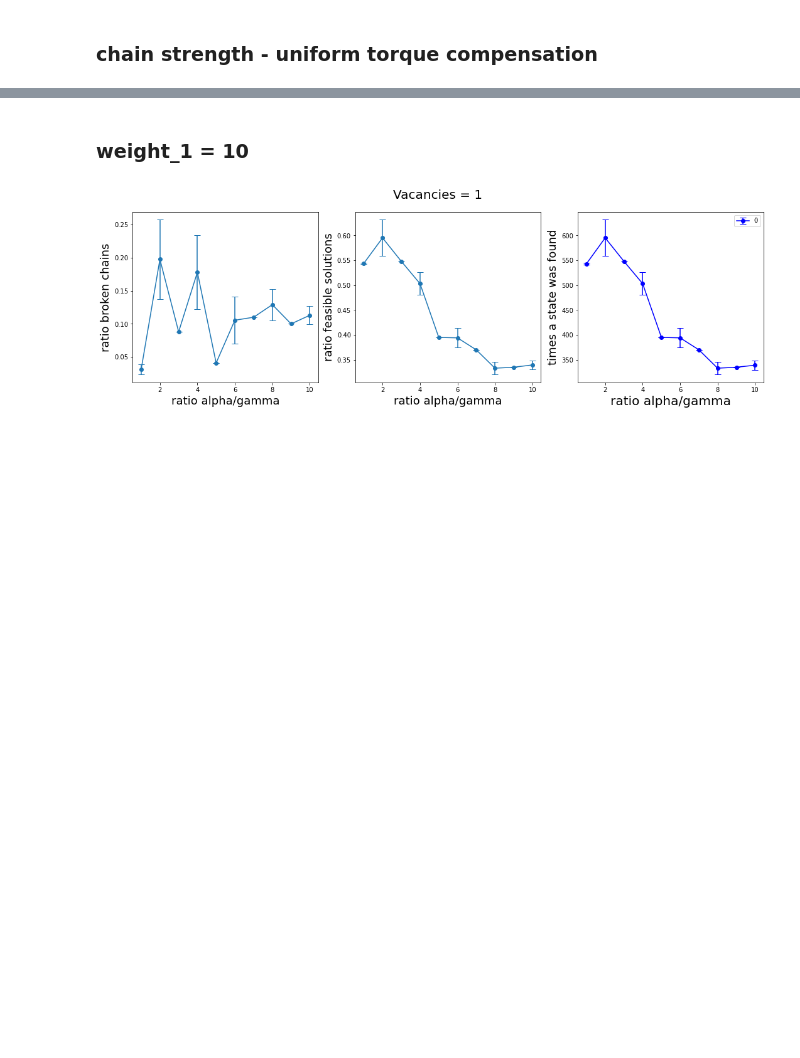
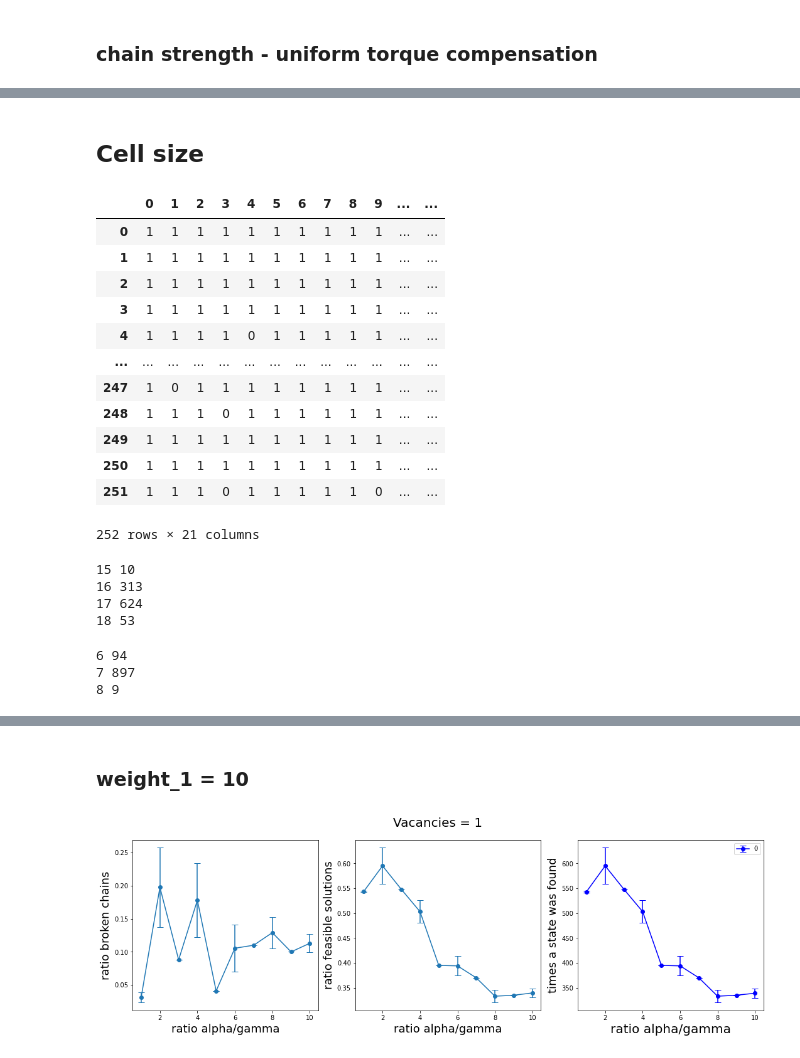
Before and after one commit to cmc-ucl/quantum_computing, a Jupyter notebook: Experiments.ipynb, the cells around one changed output, grey strips where cells are left out. Cells and saved outputs as stored; diff of their text form; code cells hidden in the pictures; blank space fills up the shorter version.

```diff
--- a/Experiments.ipynb
+++ b/Experiments.ipynb
@@ -1022,0 +1146,39 @@ plt.show()
+# %% [markdown]
+## Cell size
+# %%
+df_results = make_df('./data/cell_size')
+a
+# %% [output]
+|  | 0 | 1 | 2 | 3 | 4 | 5 | 6 | 7 | 8 | 9 | ... | ... |
+| 0 | 1 | 1 | 1 | 1 | 1 | 1 | 1 | 1 | 1 | 1 | ... | ... |
+| 1 | 1 | 1 | 1 | 1 | 1 | 1 | 1 | 1 | 1 | 1 | ... | ... |
+| 2 | 1 | 1 | 1 | 1 | 1 | 1 | 1 | 1 | 1 | 1 | ... | ... |
+| 3 | 1 | 1 | 1 | 1 | 1 | 1 | 1 | 1 | 1 | 1 | ... | ... |
+| 4 | 1 | 1 | 1 | 1 | 0 | 1 | 1 | 1 | 1 | 1 | ... | ... |
+| ... | ... | ... | ... | ... | ... | ... | ... | ... | ... | ... | ... | ... |
+| 247 | 1 | 0 | 1 | 1 | 1 | 1 | 1 | 1 | 1 | 1 | ... | ... |
+| 248 | 1 | 1 | 1 | 0 | 1 | 1 | 1 | 1 | 1 | 1 | ... | ... |
+| 249 | 1 | 1 | 1 | 1 | 1 | 1 | 1 | 1 | 1 | 1 | ... | ... |
+| 250 | 1 | 1 | 1 | 1 | 1 | 1 | 1 | 1 | 1 | 1 | ... | ... |
+| 251 | 1 | 1 | 1 | 0 | 1 | 1 | 1 | 1 | 1 | 0 | ... | ... |
+252 rows × 21 columns
+# %%
+a = load_json('data/test/graphene_C18_bqm_v1_cF_w11_w20_l2_r1000_t0_1658402871.json')[0]
+a.iloc[:,a.columns != 'chain_break_fraction'].sort_values(by='energy').tail(50)
+for i in np.unique(np.sum(a.iloc[:,:18].to_numpy(),axis=1)):
+    print(i,np.sum(a['num_occurrences'].to_numpy()[np.where(np.sum(a.iloc[:,:18].to_numpy(),axis=1) == i)[0]]))
+# %% [output]
+15 10
+16 313
+17 624
+18 53
+# %%
+a = load_json('data/test/graphene_C18_bqm_v1_cF_w11_w20_l10_r1000_t0_1658247011.json')[0]
+a = load_json('data/tmp/graphene_C8_bqm_v1_cF_w11_w20_l10_r1000_t0_1660032780.json')[0]
+a.iloc[:,a.columns != 'chain_break_fraction'].sort_values(by='energy').tail(50)
+for i in np.unique(np.sum(a.iloc[:,:8].to_numpy(),axis=1)):
+    print(i,np.sum(a['num_occurrences'].to_numpy()[np.where(np.sum(a.iloc[:,:8].to_numpy(),axis=1) == i)[0]]))
+# %% [output]
+6 94
+7 897
+8 9
```
Also changed, not shown: parts of 41 cells of this notebook.
